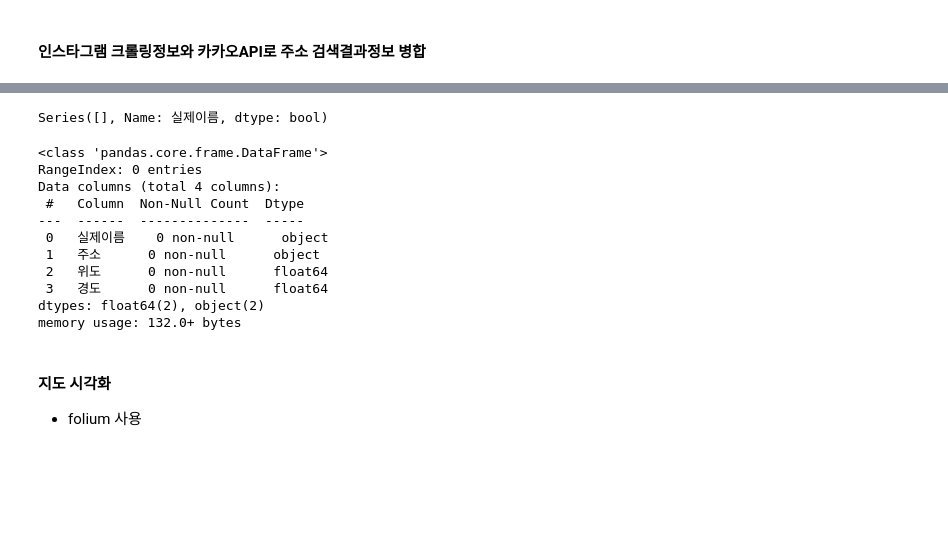
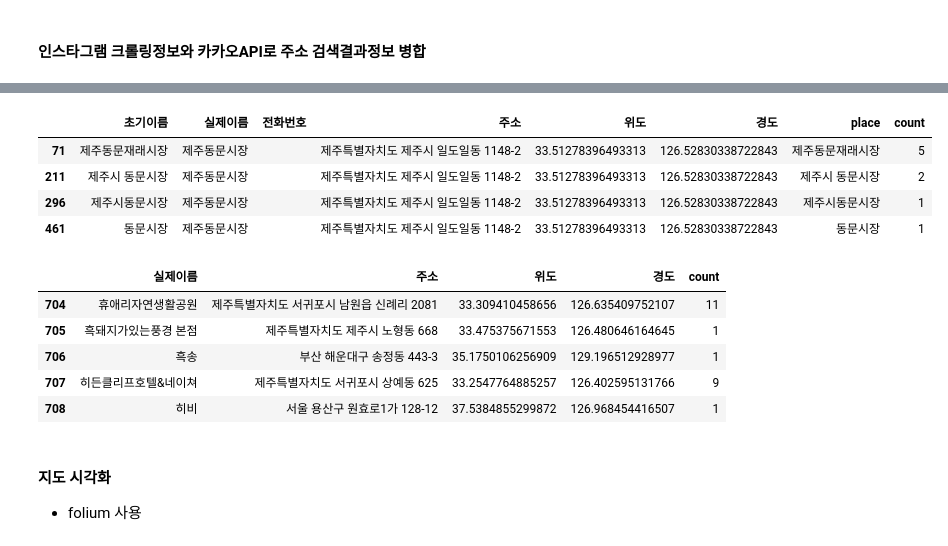
Before and after one commit to king-dong-gun/python_bigdata_analyze, a Jupyter notebook: day05/data12_jejuHotplace.visual.ipynb, the cells around one changed output, grey strips where cells are left out. Cells and saved outputs as stored; diff of their text form; code cells hidden in the pictures; blank space fills up the shorter version.

```diff
--- a/day05/data12_jejuHotplace.visual.ipynb
+++ b/day05/data12_jejuHotplace.visual.ipynb
@@ -204,3 +146,2 @@ dfLocationResults
 # %%
-dfLocationResults.columns = ['초기이름', '실제이름', '전화번호', '주소', '위도', '경도']
-dfLocationResults.to_excel('./data/location.xlsx', index=False)
+dfLocationResult.columns = ['초기이름', '실제이름', '전화번호', '주소', '위도', '경도']
@@ -218,4 +171,3 @@ dfLocationResults.head()
 # %%
-# reset_index로 place를 일반컬럼으로 변경
-dfLocationCount.reset_index(inplace=True)
-dfLocationCount.head()
+# reset_index 로 place를 일반컬럼으로 변경
+dfLocCounts.reset_index(inplace=True)
@@ -229,3 +183,2 @@ dfLocationCount.head()
 # %%
-locationData = pd.merge(left=dfLocationResults, right=dfLocationCount, how='inner', left_on='초기이름', right_on='place')
-locationData.tail()
+locationData = pd.merge(left=dfLocationResult, right=dfLocCounts, how='inner', left_on='초기이름', right_on='place')
@@ -234,6 +194,12 @@ locationData.tail()
 # %%
-## 중복 데이터 확인
-locationData['실제이름'].value_counts()
+# 중복데이터 확인
+condition = locationData['실제이름'] == '제주동문시장'
-# %% [output]
-Series([], Name: 실제이름, dtype: bool)
+# %%
+locationData[condition]
+# %% [output]
+|  | 초기이름 | 실제이름 | 전화번호 | 주소 | 위도 | 경도 | place | count |
+| 71 | 제주동문재래시장 | 제주동문시장 |  | 제주특별자치도 제주시 일도일동 1148-2 | 33.51278396493313 | 126.52830338722843 | 제주동문재래시장 | 5 |
+| 211 | 제주시 동문시장 | 제주동문시장 |  | 제주특별자치도 제주시 일도일동 1148-2 | 33.51278396493313 | 126.52830338722843 | 제주시 동문시장 | 2 |
+| 296 | 제주시동문시장 | 제주동문시장 |  | 제주특별자치도 제주시 일도일동 1148-2 | 33.51278396493313 | 126.52830338722843 | 제주시동문시장 | 1 |
+| 461 | 동문시장 | 제주동문시장 |  | 제주특별자치도 제주시 일도일동 1148-2 | 33.51278396493313 | 126.52830338722843 | 동문시장 | 1 |
 # %%
@@ -251,14 +209,9 @@ locationDataFianl = locationDataFianl.astype({'위도':'float64', '경도':'floa
-# %%
-locationDataFianl.info()
-# %% [output]
-<class 'pandas.core.frame.DataFrame'>
-RangeIndex: 0 entries
-Data columns (total 4 columns):
- #   Column  Non-Null Count  Dtype
----  ------  --------------  -----
- 0   실제이름    0 non-null      object
- 1   주소      0 non-null      object
- 2   위도      0 non-null      float64
- 3   경도      0 non-null      float64
-dtypes: float64(2), object(2)
-memory usage: 132.0+ bytes
+# %%
+locationDataFinal.tail()
+# %% [output]
+|  | 실제이름 | 주소 | 위도 | 경도 | count |
+| 704 | 휴애리자연생활공원 | 제주특별자치도 서귀포시 남원읍 신례리 2081 | 33.309410458656 | 126.635409752107 | 11 |
+| 705 | 흑돼지가있는풍경 본점 | 제주특별자치도 제주시 노형동 668 | 33.475375671553 | 126.480646164645 | 1 |
+| 706 | 흑송 | 부산 해운대구 송정동 443-3 | 35.1750106256909 | 129.196512928977 | 1 |
+| 707 | 히든클리프호텔&네이쳐 | 제주특별자치도 서귀포시 상예동 625 | 33.2547764885257 | 126.402595131766 | 9 |
+| 708 | 히비 | 서울 용산구 원효로1가 128-12 | 37.5384855299872 | 126.968454416507 | 1 |
```
Also changed, not shown: parts of 28 cells of this notebook, 21 other files.
